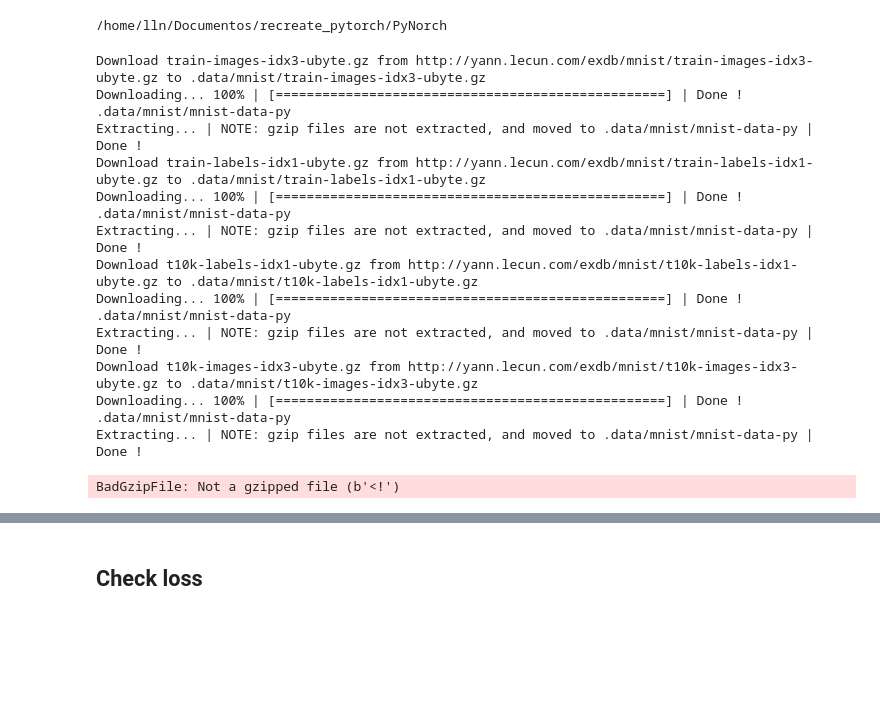
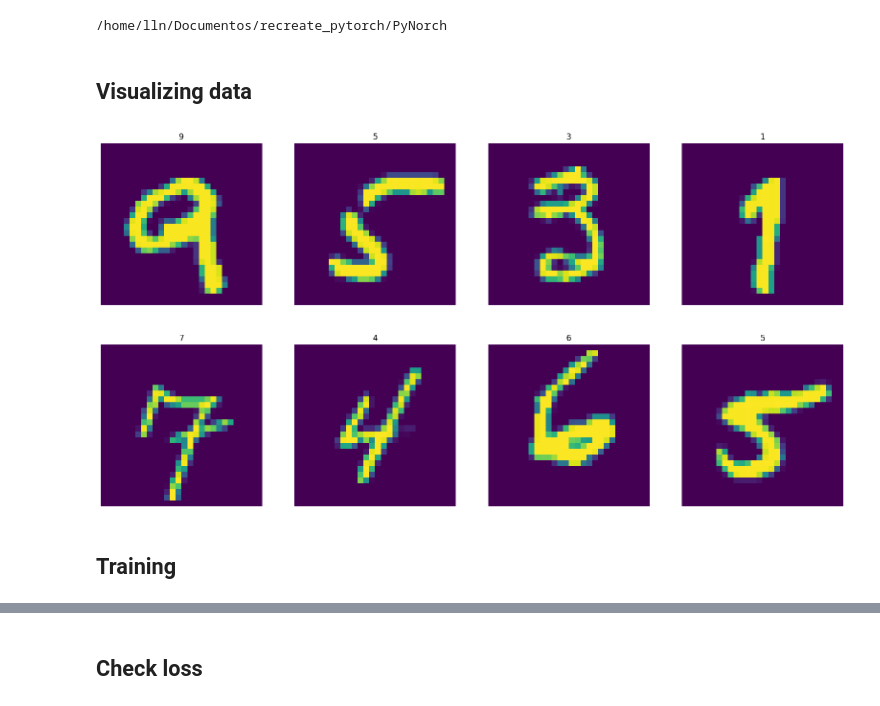
Before and after one commit to lucasdelimanogueira/PyNorch, a Jupyter notebook: examples/train.ipynb, the cells around one changed output, grey strips where cells are left out. Drawn from its saved outputs; the diff is of its cells as text; code cells hidden in the pictures; blank space fills up the shorter version.

Commit message:
vision tranform, readme and example training

```diff
--- a/examples/train.ipynb
+++ b/examples/train.ipynb
@@ -4,30 +4,3 @@
 %cd ../
 # %% [output]
 /home/lln/Documentos/recreate_pytorch/PyNorch
-# %%
-import norch
-
-to_tensor = lambda x: norch.Tensor(x)
-reshape = lambda x: x.reshape([-1, 784])
-transform = lambda x: reshape(to_tensor(x))
-
-# Download the training and testing data
-train_data, test_data = norch.datasets.MNIST.splits(transform = reshape)
-# %% [output]
-Download train-images-idx3-ubyte.gz from http://yann.lecun.com/exdb/mnist/train-images-idx3-ubyte.gz to .data/mnist/train-images-idx3-ubyte.gz
-Downloading... 100% | [==================================================] | Done !
-.data/mnist/mnist-data-py
-Extracting... | NOTE: gzip files are not extracted, and moved to .data/mnist/mnist-data-py | Done !
-Download train-labels-idx1-ubyte.gz from http://yann.lecun.com/exdb/mnist/train-labels-idx1-ubyte.gz to .data/mnist/train-labels-idx1-ubyte.gz
-Downloading... 100% | [==================================================] | Done !
-.data/mnist/mnist-data-py
-Extracting... | NOTE: gzip files are not extracted, and moved to .data/mnist/mnist-data-py | Done !
-Download t10k-labels-idx1-ubyte.gz from http://yann.lecun.com/exdb/mnist/t10k-labels-idx1-ubyte.gz to .data/mnist/t10k-labels-idx1-ubyte.gz
-Downloading... 100% | [==================================================] | Done !
-.data/mnist/mnist-data-py
-Extracting... | NOTE: gzip files are not extracted, and moved to .data/mnist/mnist-data-py | Done !
-Download t10k-images-idx3-ubyte.gz from http://yann.lecun.com/exdb/mnist/t10k-images-idx3-ubyte.gz to .data/mnist/t10k-images-idx3-ubyte.gz
-Downloading... 100% | [==================================================] | Done !
-.data/mnist/mnist-data-py
-Extracting... | NOTE: gzip files are not extracted, and moved to .data/mnist/mnist-data-py | Done !
-BadGzipFile: Not a gzipped file (b'<!')
@@ -34 +17,26 @@ BadGzipFile: Not a gzipped file (b'<!')
+# %% [markdown]
+## Visualizing data
+# %%
+train_data, test_data = norch.norchvision.datasets.MNIST.splits()
+input_sample, target_sample = train_data[0]
+
+fig = plt.figure(figsize = (20, 10))
+columns = 4
+rows = 2
+
+for i in range(1, columns * rows + 1):
+    # Choose a random image
+    image_index = random.randint(0, len(train_data))
+    image, label = train_data[image_index]
+
+    fig.add_subplot(rows, columns, i)
+    plt.imshow(np.array(image).reshape(28, 28))
+    plt.title(label)
+    plt.axis('off')
+
+plt.show()
+# %% [output]
+[figure, added]
+# %% [markdown]
+## Training
 # %%
```
Also changed, not shown: parts of 5 cells of this notebook, 8 other files.
